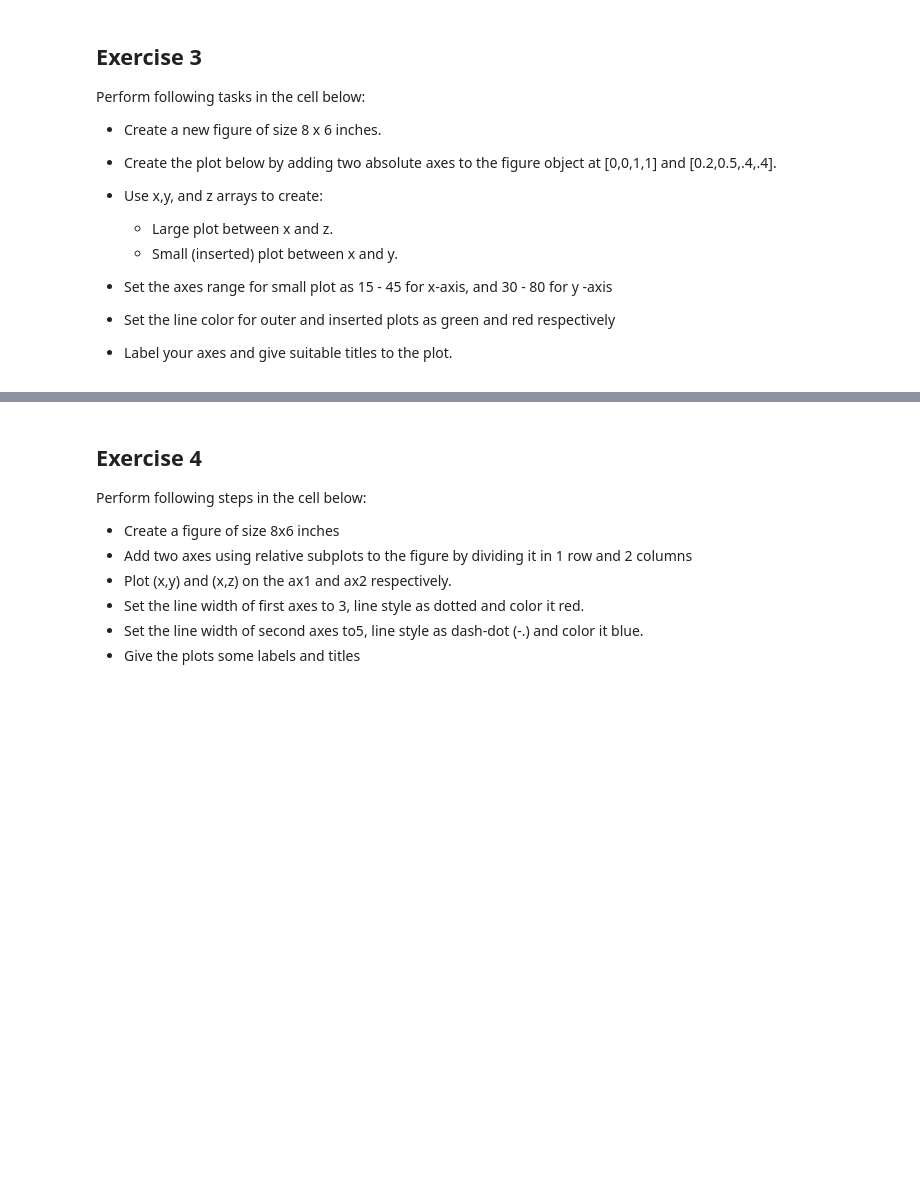
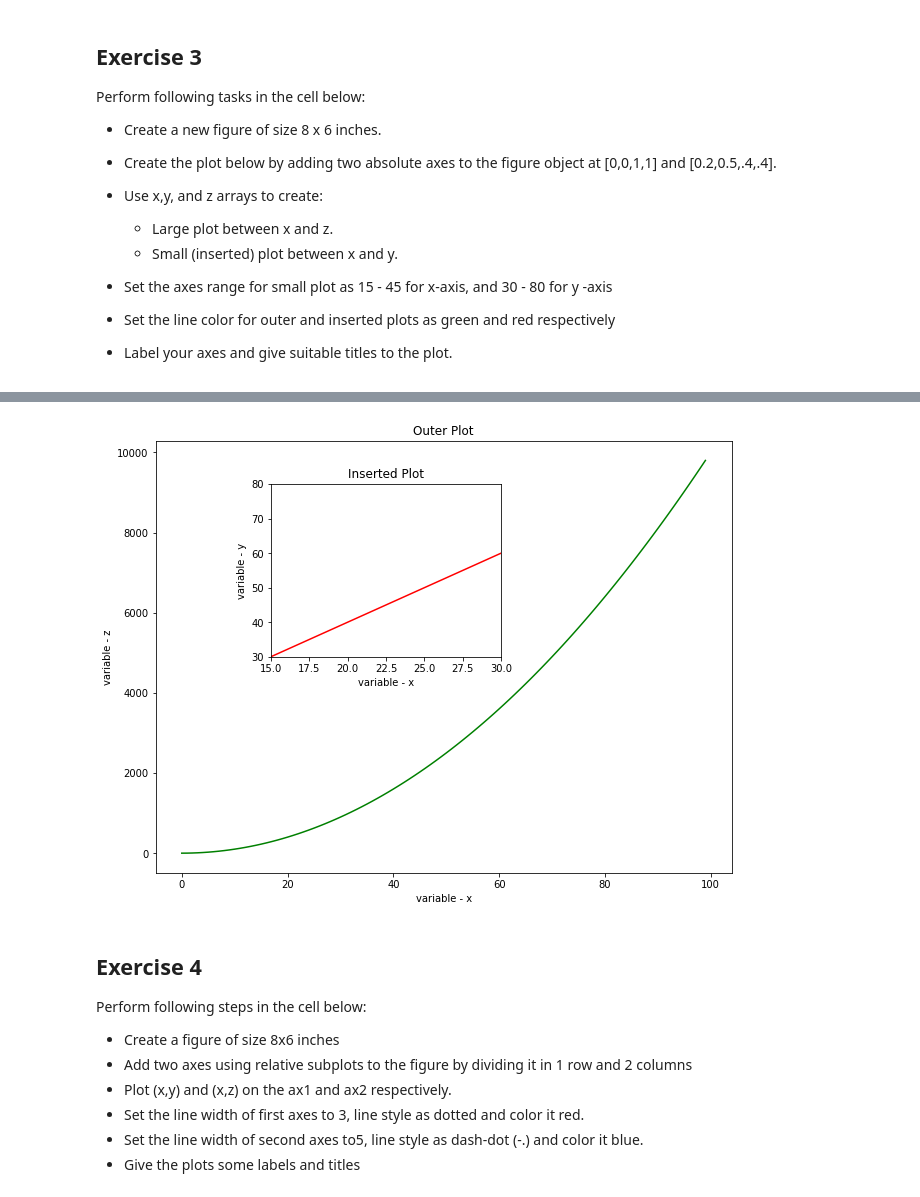
Before and after one commit to JIago25/ds-skills2-customizing-visualizations-with-matplotlib-lab-nyc-ds-skills-112618, a Jupyter notebook: index.ipynb, the cells around one changed output, grey strips where cells are left out. Saved outputs shown, nothing was run; the diff lists cells and outputs as text; code cells hidden in the pictures; blank space fills up the shorter version.

```diff
--- a/index.ipynb
+++ b/index.ipynb
@@ -123,3 +120,27 @@ Perform following tasks in the cell below:
+# %%
+# Creates blank canvas
+figure = plt.figure(figsize=(8,6))
+
+# Add new axes to the figure with absolute positions
+ax1 = figure.add_axes([0, 0, 1, 1]) # main axes
+ax2 = figure.add_axes([0.2, 0.5, 0.4, 0.4]) # inset axes
+
+# Larger Figure Axes 1
+ax1.plot(x, z, color = 'green')
+ax1.set_xlabel('variable - x')
+ax1.set_ylabel('variable - z')
+ax1.set_title('Outer Plot')
+
+# Insert Figure Axes 2
+ax2.plot(x, y, color = 'red')
+ax2.set_xlabel('variable - x')
+ax2.set_ylabel('variable - y')
+ax2.set_title('Inserted Plot')
+ax2.set_xlim(15, 30), ax2.set_ylim(30,80)
+
+plt.show()
+# %% [output]
+[figure, added]
 # %% [markdown]
 ## Exercise 4
 
```
Also changed, not shown: parts of 1 cell of this notebook.
